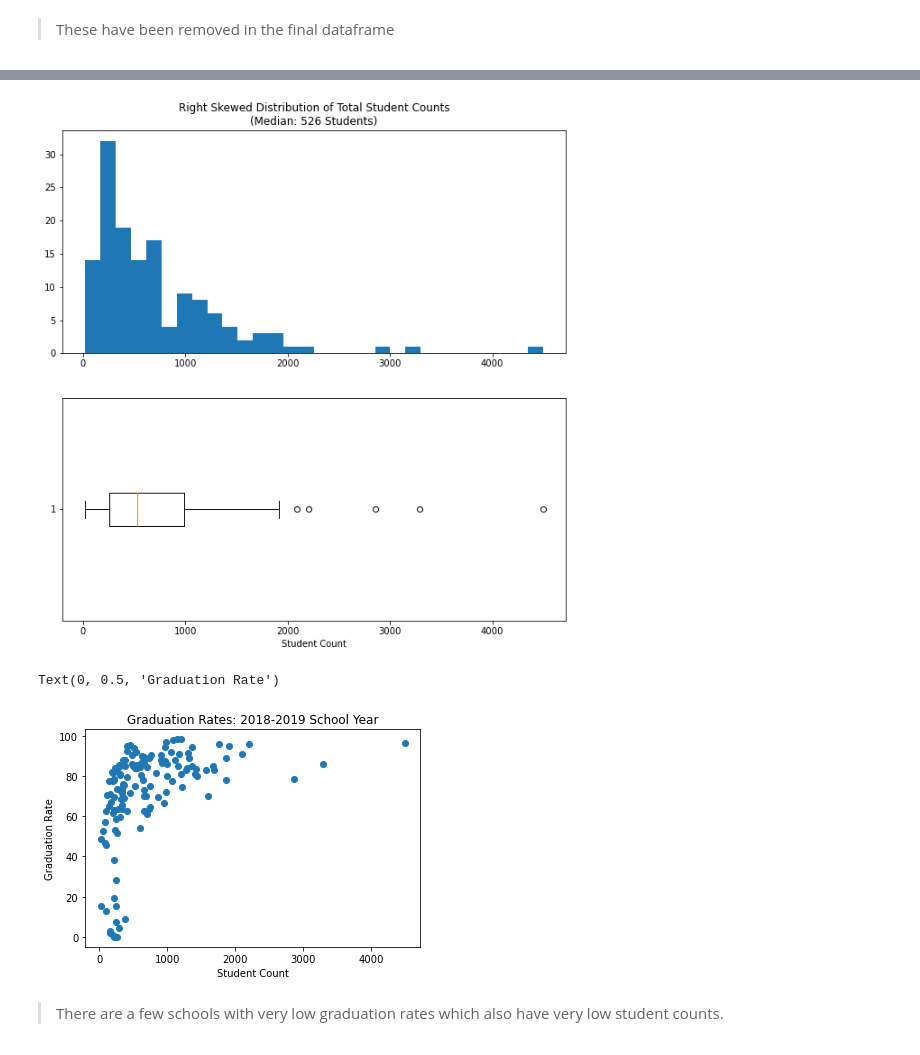
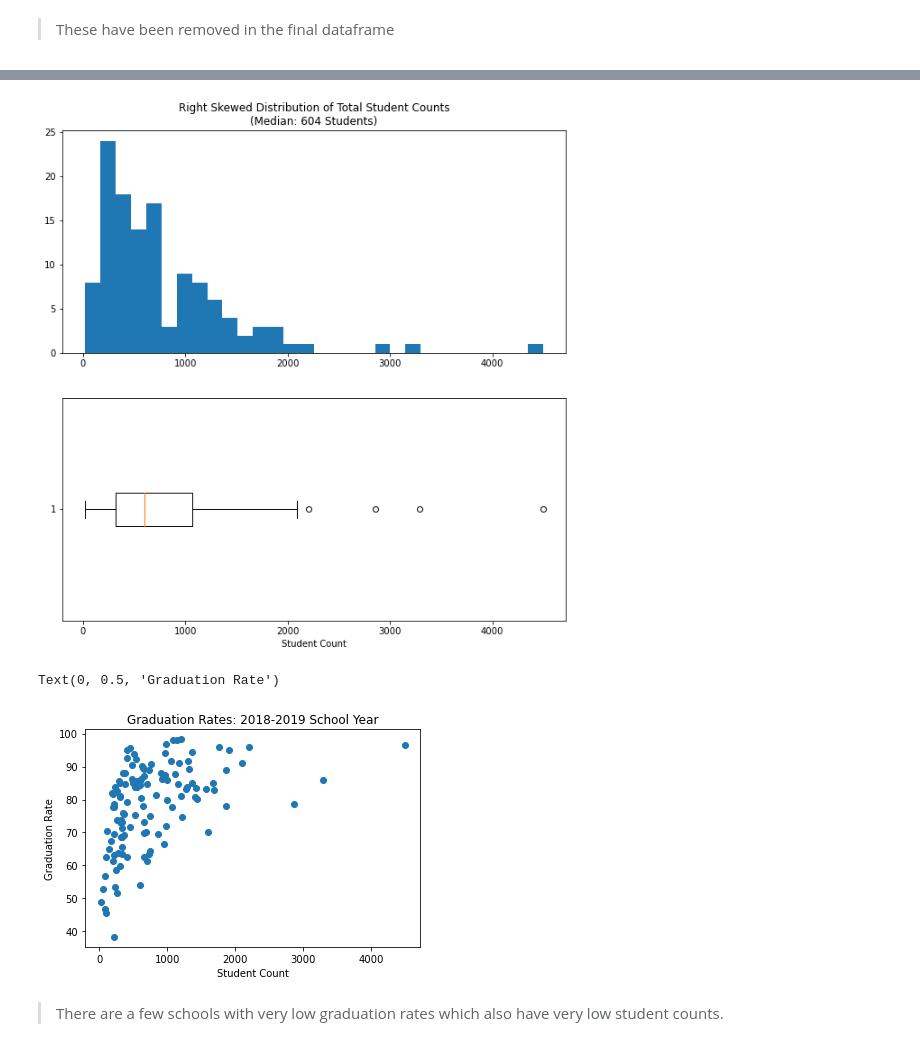
Before and after one commit to j-max/CPS_GradRate_Analysis, a Jupyter notebook: notebooks/eda/eda_schoolid.ipynb, the cells around one changed output, grey strips where cells are left out. Drawn from its saved outputs; the diff is of its cells as text; code cells hidden in the pictures.

Commit message:
Add new eda with well organized integration with source file, upp to student count.

```diff
--- a/notebooks/eda/eda_schoolid.ipynb
+++ b/notebooks/eda/eda_schoolid.ipynb
@@ -64,4 +132,5 @@ path_to_csv = '../../data/chicago_data_portal_csv_files/Chicago_Public_Schools_-
+# %%
+df = isolate_high_schools(df)
 # %%
-df = pd.read_csv(path_to_csv)
 df.shape
 # %% [output]
@@ -111,0 +142,4 @@ ax.hist(hs_1819['Graduation_Rate_School'], bins=20)
+# %%
+from src.preprocessing.preprocessing_schoolid import drop_no_gr_schools
+
+df = drop_no_gr_schools(df)
@@ -128,0 +221,4 @@ Name: Graduation_Rate_School, Length: 127, dtype: int64
+# %%
+from src.preprocessing.preprocessing_schoolid import drop_specialed_options
+
+df = drop_specialed_options(df, drop_options=True)
@@ -197,22 +310,22 @@ hs_1819['Student_Count_Total'].mean()
 import matplotlib.pyplot as plt
 
 fig, ax = plt.subplots(2,1, figsize=(10,10))
-ax[0].hist(hs_1819['Student_Count_Total'], bins=30)
-ax[1].boxplot(hs_1819['Student_Count_Total'], vert=False)
+ax[0].hist(df['Student_Count_Total'], bins=30)
+ax[1].boxplot(df['Student_Count_Total'], vert=False)
 ax[0].set_title(f"""Right Skewed Distribution of Total Student Counts
-(Median: {round(hs_1819['Student_Count_Total'].median())} Students)""")
+(Median: {round(df['Student_Count_Total'].median())} Students)""")
 ax[1].set_xlabel('Student Count');
 # %% [output]
-[figure, old version]
+[figure, new version]
 # %%
 fig, ax = plt.subplots()
-ax.scatter(hs_1819['Student_Count_Total'], hs_1819['Graduation_Rate_School'])
+ax.scatter(df['Student_Count_Total'], df['Graduation_Rate_School'])
 ax.set_title('Graduation Rates: 2018-2019 School Year')
 ax.set_xlabel('Student Count')
 ax.set_ylabel('Graduation Rate')
 # %% [output]
 Text(0, 0.5, 'Graduation Rate')
-[figure, old version]
+[figure, new version]
 # %% [markdown]
 > There are a few schools with very low graduation rates which also have very low student counts.
 # %% [markdown]
```
Also changed, not shown: parts of 76 cells of this notebook, 3 other files.
